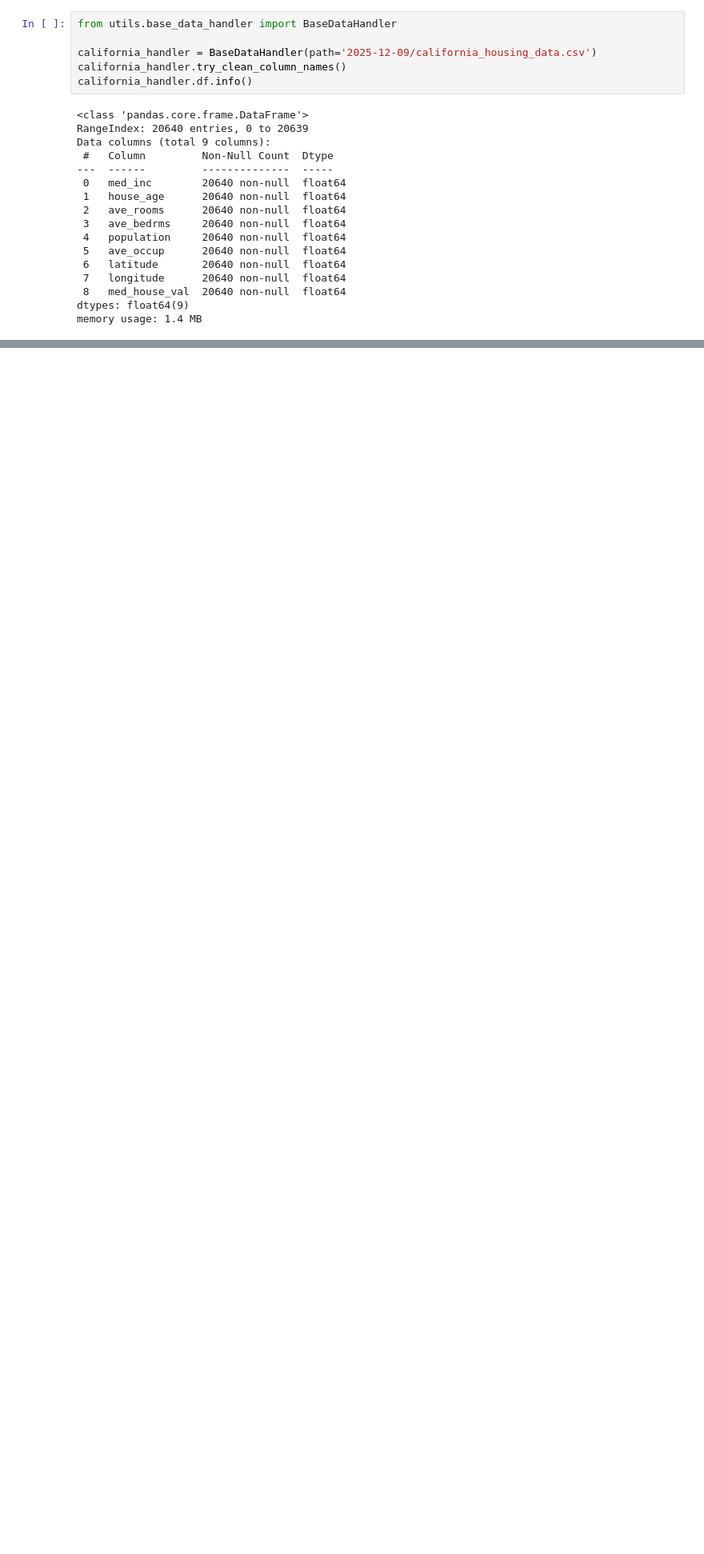
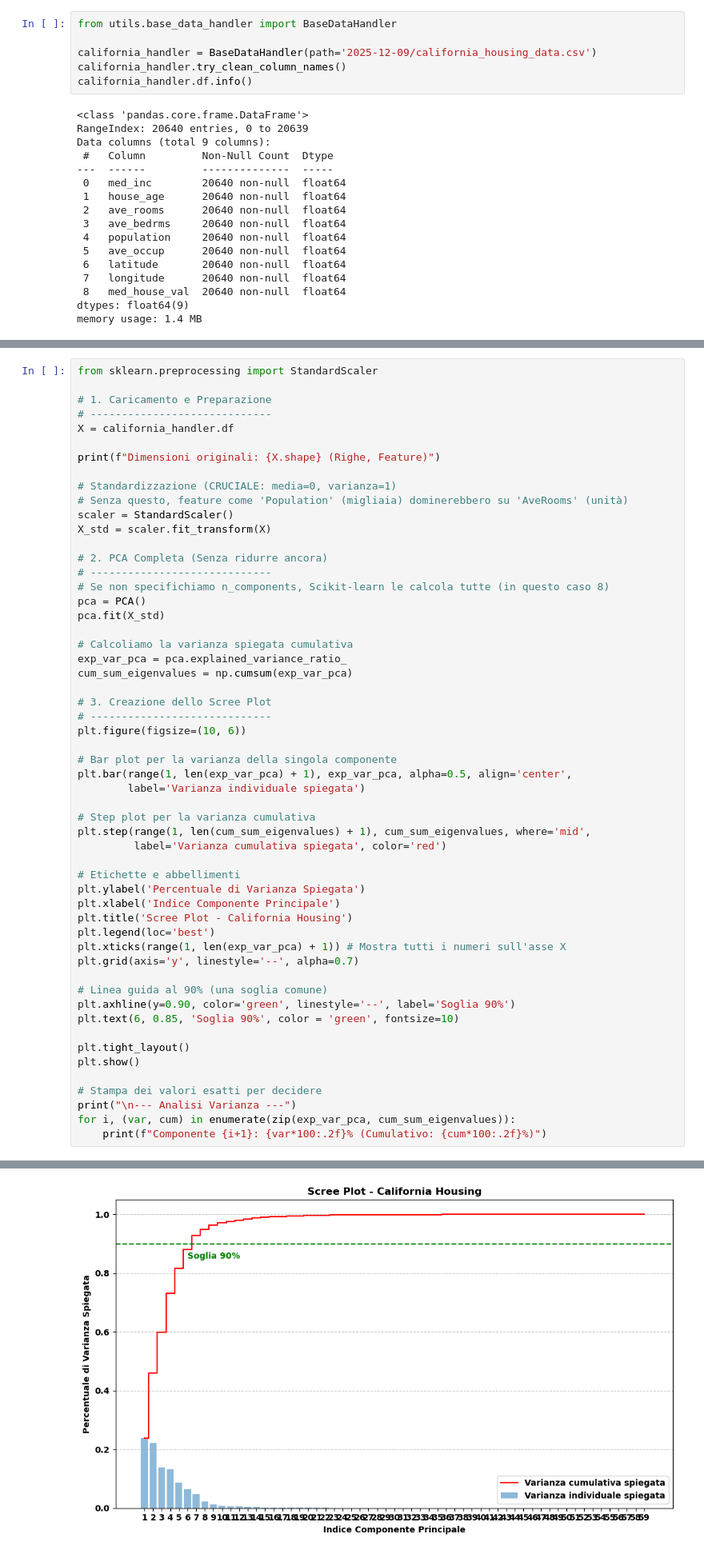
Before and after one commit to Wazard/Machine-Learning, a Jupyter notebook: 2025-12-09/xgb_lgbm_cat_california.ipynb, the cells around one changed output, grey strips where cells are left out. Shown at 80% size. Saved outputs shown, nothing was run; the diff lists cells and outputs as text; blank space fills up the shorter version.

```diff
--- a/2025-12-09/xgb_lgbm_cat_california.ipynb
+++ b/2025-12-09/xgb_lgbm_cat_california.ipynb
@@ -448,0 +962,56 @@ Stacking Ensemble RMSE (Original Price Scale): 0.3884
+# %%
+from sklearn.preprocessing import StandardScaler
+
+# 1. Caricamento e Preparazione
+# -----------------------------
+X = california_handler.df
+
+print(f"Dimensioni originali: {X.shape} (Righe, Feature)")
+
+# Standardizzazione (CRUCIALE: media=0, varianza=1)
+# Senza questo, feature come 'Population' (migliaia) dominerebbero su 'AveRooms' (unità)
+scaler = StandardScaler()
+X_std = scaler.fit_transform(X)
+
+# 2. PCA Completa (Senza ridurre ancora)
+# -----------------------------
+# Se non specifichiamo n_components, Scikit-learn le calcola tutte (in questo caso 8)
+pca = PCA()
+pca.fit(X_std)
+
+# Calcoliamo la varianza spiegata cumulativa
+exp_var_pca = pca.explained_variance_ratio_
+cum_sum_eigenvalues = np.cumsum(exp_var_pca)
+
+# 3. Creazione dello Scree Plot
+# -----------------------------
+plt.figure(figsize=(10, 6))
+
+# Bar plot per la varianza della singola componente
+plt.bar(range(1, len(exp_var_pca) + 1), exp_var_pca, alpha=0.5, align='center',
+        label='Varianza individuale spiegata')
+
+# Step plot per la varianza cumulativa
+plt.step(range(1, len(cum_sum_eigenvalues) + 1), cum_sum_eigenvalues, where='mid',
+         label='Varianza cumulativa spiegata', color='red')
+
+# Etichette e abbellimenti
+plt.ylabel('Percentuale di Varianza Spiegata')
+plt.xlabel('Indice Componente Principale')
+plt.title('Scree Plot - California Housing')
+plt.legend(loc='best')
+plt.xticks(range(1, len(exp_var_pca) + 1)) # Mostra tutti i numeri sull'asse X
+plt.grid(axis='y', linestyle='--', alpha=0.7)
+
+# Linea guida al 90% (una soglia comune)
+plt.axhline(y=0.90, color='green', linestyle='--', label='Soglia 90%')
+plt.text(6, 0.85, 'Soglia 90%', color = 'green', fontsize=10)
+
+plt.tight_layout()
+plt.show()
+
+# Stampa dei valori esatti per decidere
+print("\n--- Analisi Varianza ---")
+for i, (var, cum) in enumerate(zip(exp_var_pca, cum_sum_eigenvalues)):
+    print(f"Componente {i+1}: {var*100:.2f}% (Cumulativo: {cum*100:.2f}%)")
+# %% [output]
@@ -448,0 +1019 @@ Stacking Ensemble RMSE (Original Price Scale): 0.3884
+[figure, added]
```
Also changed, not shown: parts of 20 cells of this notebook, 1 other file.
